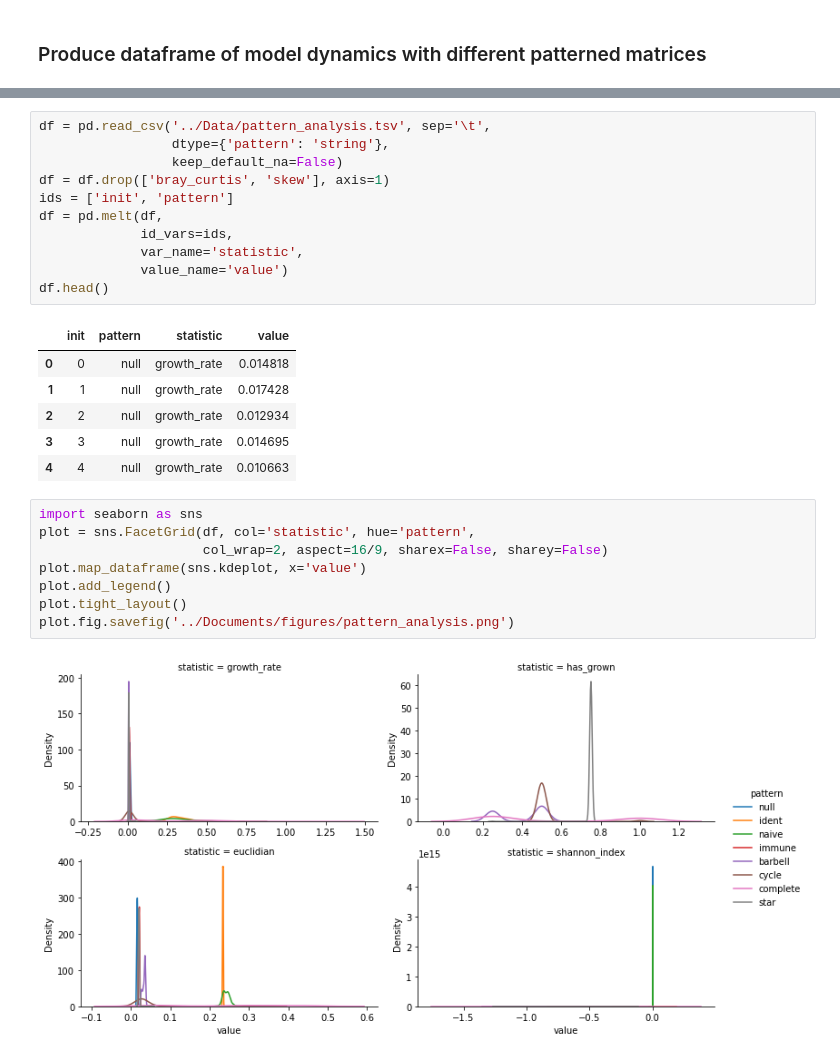
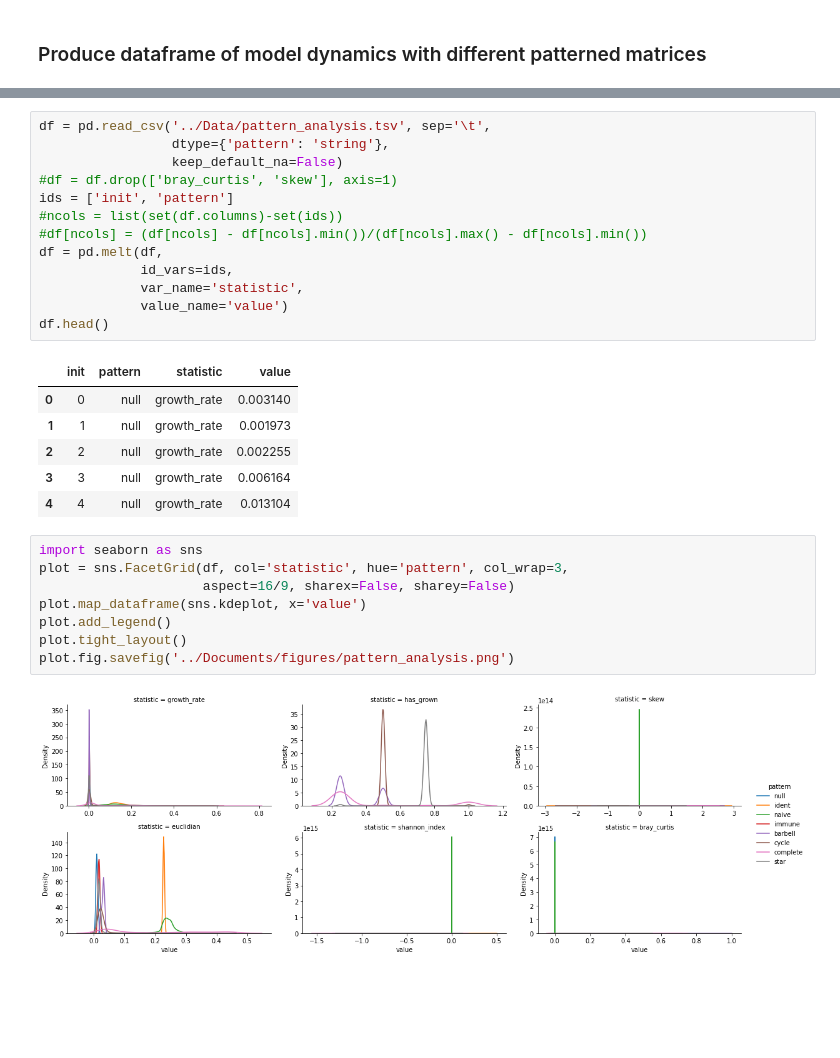
Before and after one commit to DJSiddharthVader/Simulations-02712-Project, a Jupyter notebook: Notebooks/Pattern_Analysis.ipynb, the cells around one changed output, grey strips where cells are left out. Drawn from its saved outputs; the diff is of its cells as text; blank space fills up the shorter version.

```diff
--- a/Notebooks/Pattern_Analysis.ipynb
+++ b/Notebooks/Pattern_Analysis.ipynb
@@ -39,8 +39,10 @@ results.head()
 df = pd.read_csv('../Data/pattern_analysis.tsv', sep='\t',
                  dtype={'pattern': 'string'},
                  keep_default_na=False)
-df = df.drop(['bray_curtis', 'skew'], axis=1)
+#df = df.drop(['bray_curtis', 'skew'], axis=1)
 ids = ['init', 'pattern']
+#ncols = list(set(df.columns)-set(ids))
+#df[ncols] = (df[ncols] - df[ncols].min())/(df[ncols].max() - df[ncols].min())
 df = pd.melt(df,
              id_vars=ids,
              var_name='statistic',
@@ -48,18 +50,18 @@ df = pd.melt(df,
 df.head()
 # %% [output]
 |  | init | pattern | statistic | value |
-| 0 | 0 | null | growth_rate | 0.014818 |
-| 1 | 1 | null | growth_rate | 0.017428 |
-| 2 | 2 | null | growth_rate | 0.012934 |
-| 3 | 3 | null | growth_rate | 0.014695 |
-| 4 | 4 | null | growth_rate | 0.010663 |
+| 0 | 0 | null | growth_rate | 0.003140 |
+| 1 | 1 | null | growth_rate | 0.001973 |
+| 2 | 2 | null | growth_rate | 0.002255 |
+| 3 | 3 | null | growth_rate | 0.006164 |
+| 4 | 4 | null | growth_rate | 0.013104 |
 # %%
 import seaborn as sns
-plot = sns.FacetGrid(df, col='statistic', hue='pattern',
-                     col_wrap=2, aspect=16/9, sharex=False, sharey=False)
+plot = sns.FacetGrid(df, col='statistic', hue='pattern', col_wrap=3,
+                     aspect=16/9, sharex=False, sharey=False)
 plot.map_dataframe(sns.kdeplot, x='value')
 plot.add_legend()
 plot.tight_layout()
 plot.fig.savefig('../Documents/figures/pattern_analysis.png')
 # %% [output]
-[figure, old version]
+[figure, new version]
```
Also changed, not shown: parts of 1 cell of this notebook, 5 other files.
